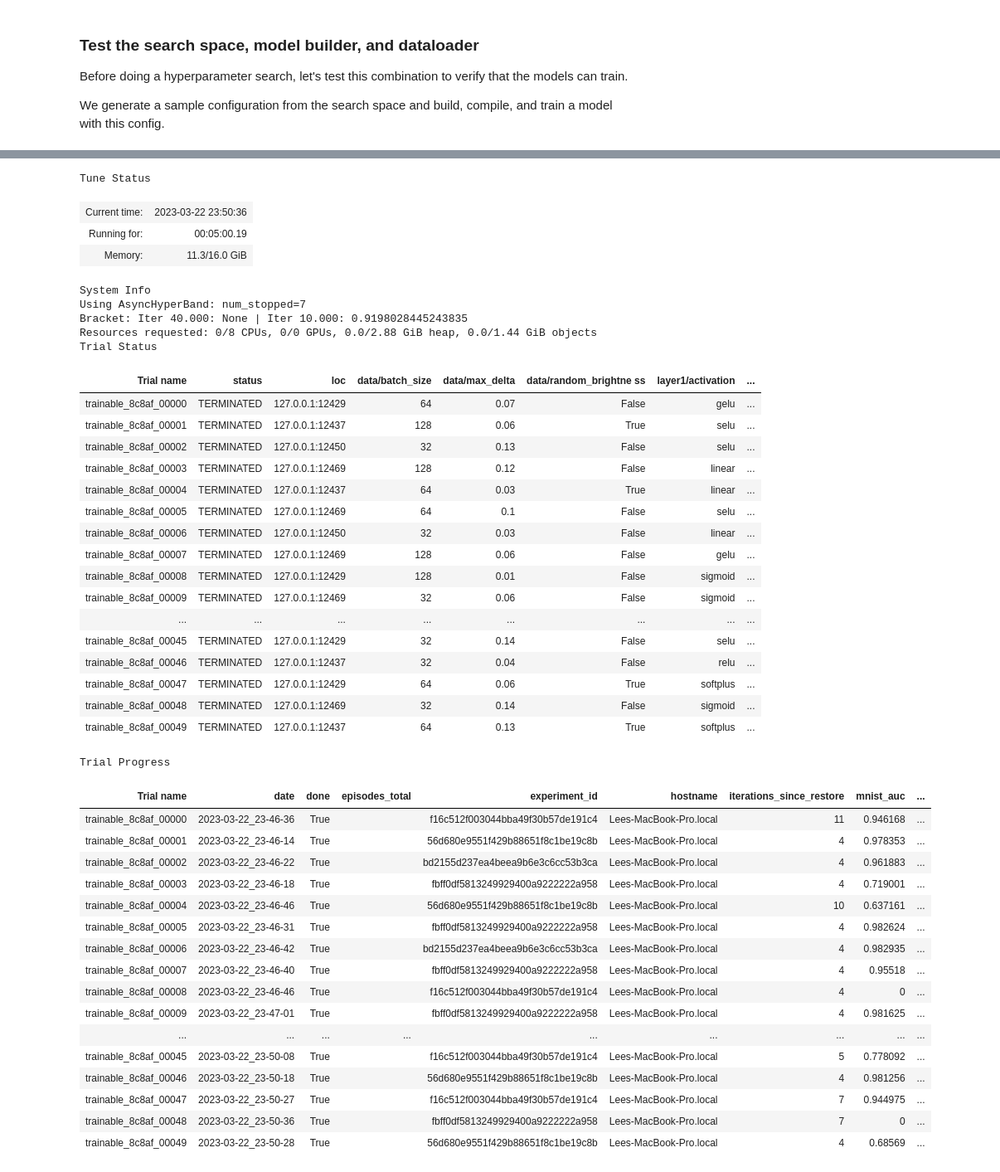
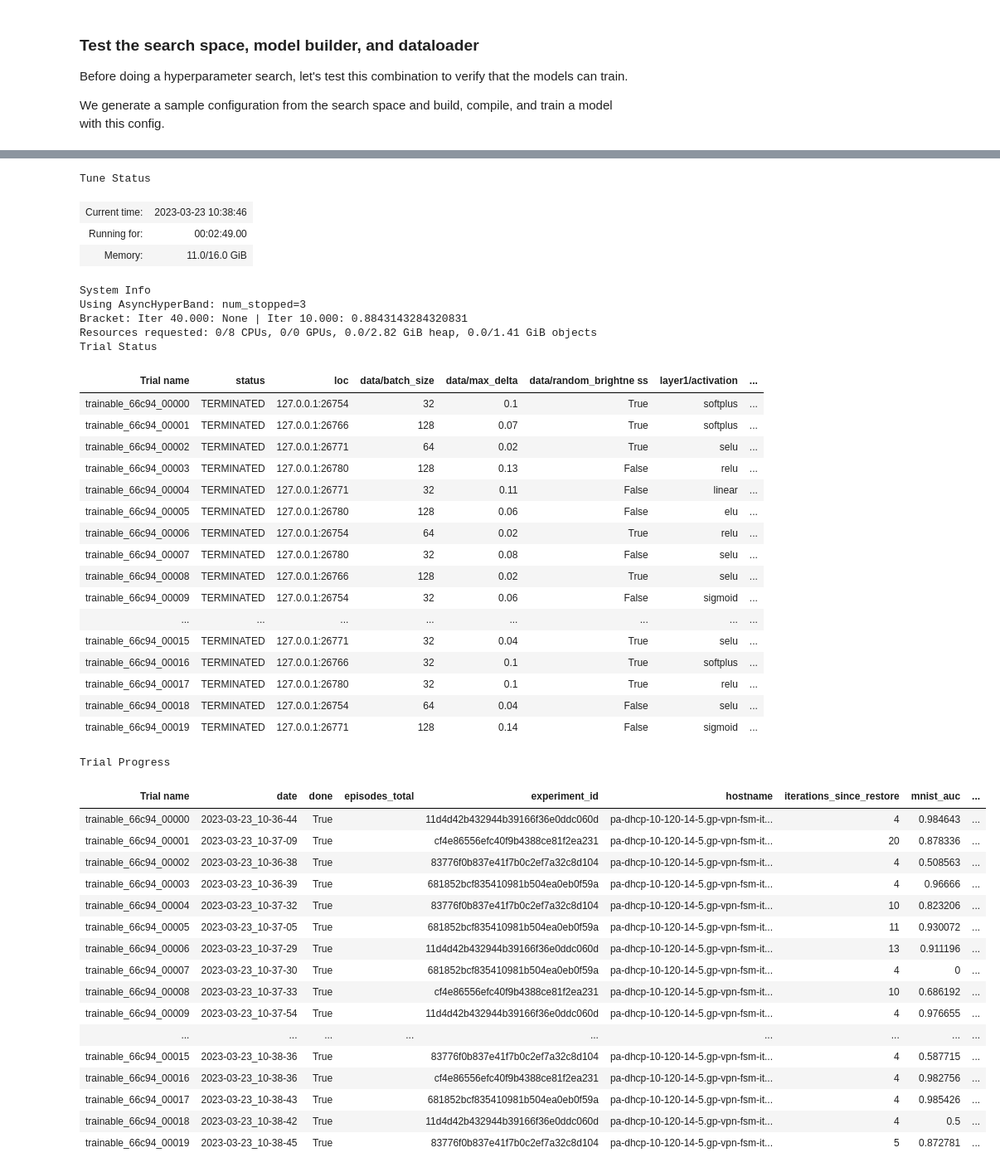
Before and after one commit to PathologyDataScience/glimr, a Jupyter notebook: examples/mnist_example.ipynb, the cells around one changed output, grey strips where cells are left out. Shown: that part at 83% size. Saved outputs shown, nothing was run; the diff lists cells and outputs as text; code cells hidden in the pictures.

```diff
--- a/examples/mnist_example.ipynb
+++ b/examples/mnist_example.ipynb
@@ -374,65 +369,63 @@ By default if a reporter is not set, Ray Tune will display a dynamic table of on
 # %%
 import contextlib
 from glimr.search import Search
 import os
 import tempfile
 
 # Initialize a Search instance with the search space, model builder, and
 # data loader. The name of the metric and indicate to Ray how to measure
 # model performance, and are provided in format task_metric. This is the
 # convention when building models using glimr.keras.keras_metrics.
 tuner = Search(space, builder, dataloader, "mnist_auc")
 
 # make a temporary directory to store outputs - cleanup at end
 temp_dir = tempfile.TemporaryDirectory()
 
-# run an experiment with 50 trials using default settings
+# run trials using default settings
 with contextlib.redirect_stderr(open(os.devnull, "w")):
-    results = tuner.experiment(local_dir=temp_dir.name,
-                               name="default",
-                               num_samples=50)
+    results = tuner.experiment(local_dir=temp_dir.name, name="default", num_samples=20)
 # %% [output]
 Tune Status
-| Current time: | 2023-03-22 23:50:36 |
-| Running for: | 00:05:00.19 |
-| Memory: | 11.3/16.0 GiB |
+| Current time: | 2023-03-23 10:38:46 |
+| Running for: | 00:02:49.00 |
+| Memory: | 11.0/16.0 GiB |
 System Info
-Using AsyncHyperBand: num_stopped=7
-Bracket: Iter 40.000: None | Iter 10.000: 0.9198028445243835
-Resources requested: 0/8 CPUs, 0/0 GPUs, 0.0/2.88 GiB heap, 0.0/1.44 GiB objects
+Using AsyncHyperBand: num_stopped=3
+Bracket: Iter 40.000: None | Iter 10.000: 0.8843143284320831
+Resources requested: 0/8 CPUs, 0/0 GPUs, 0.0/2.82 GiB heap, 0.0/1.41 GiB objects
 Trial Status
 | Trial name | status | loc | data/batch_size | data/max_delta | data/random_brightne ss | layer1/activation | ... |
-| trainable_8c8af_00000 | TERMINATED | 127.0.0.1:12429 | 64 | 0.07 | False | gelu | ... |
-| trainable_8c8af_00001 | TERMINATED | 127.0.0.1:12437 | 128 | 0.06 | True | selu | ... |
-| trainable_8c8af_00002 | TERMINATED | 127.0.0.1:12450 | 32 | 0.13 | False | selu | ... |
-| trainable_8c8af_00003 | TERMINATED | 127.0.0.1:12469 | 128 | 0.12 | False | linear | ... |
-| trainable_8c8af_00004 | TERMINATED | 127.0.0.1:12437 | 64 | 0.03 | True | linear | ... |
-| trainable_8c8af_00005 | TERMINATED | 127.0.0.1:12469 | 64 | 0.1 | False | selu | ... |
-| trainable_8c8af_00006 | TERMINATED | 127.0.0.1:12450 | 32 | 0.03 | False | linear | ... |
-| trainable_8c8af_00007 | TERMINATED | 127.0.0.1:12469 | 128 | 0.06 | False | gelu | ... |
-| trainable_8c8af_00008 | TERMINATED | 127.0.0.1:12429 | 128 | 0.01 | False | sigmoid | ... |
-| trainable_8c8af_00009 | TERMINATED | 127.0.0.1:12469 | 32 | 0.06 | False | sigmoid | ... |
+| trainable_66c94_00000 | TERMINATED | 127.0.0.1:26754 | 32 | 0.1 | True | softplus | ... |
+| trainable_66c94_00001 | TERMINATED | 127.0.0.1:26766 | 128 | 0.07 | True | softplus | ... |
+| trainable_66c94_00002 | TERMINATED | 127.0.0.1:26771 | 64 | 0.02 | True | selu | ... |
+| trainable_66c94_00003 | TERMINATED | 127.0.0.1:26780 | 128 | 0.13 | False | relu | ... |
+| trainable_66c94_00004 | TERMINATED | 127.0.0.1:26771 | 32 | 0.11 | False | linear | ... |
+| trainable_66c94_00005 | TERMINATED | 127.0.0.1:26780 | 128 | 0.06 | False | elu | ... |
+| trainable_66c94_00006 | TERMINATED | 127.0.0.1:26754 | 64 | 0.02 | True | relu | ... |
+| trainable_66c94_00007 | TERMINATED | 127.0.0.1:26780 | 32 | 0.08 | False | selu | ... |
+| trainable_66c94_00008 | TERMINATED | 127.0.0.1:26766 | 128 | 0.02 | True | selu | ... |
+| trainable_66c94_00009 | TERMINATED | 127.0.0.1:26754 | 32 | 0.06 | False | sigmoid | ... |
 | ... | ... | ... | ... | ... | ... | ... | ... |
-| trainable_8c8af_00045 | TERMINATED | 127.0.0.1:12429 | 32 | 0.14 | False | selu | ... |
-| trainable_8c8af_00046 | TERMINATED | 127.0.0.1:12437 | 32 | 0.04 | False | relu | ... |
-| trainable_8c8af_00047 | TERMINATED | 127.0.0.1:12429 | 64 | 0.06 | True | softplus | ... |
-| trainable_8c8af_00048 | TERMINATED | 127.0.0.1:12469 | 32 | 0.14 | False | sigmoid | ... |
-| trainable_8c8af_00049 | TERMINATED | 127.0.0.1:12437 | 64 | 0.13 | True | softplus | ... |
+| trainable_66c94_00015 | TERMINATED | 127.0.0.1:26771 | 32 | 0.04 | True | selu | ... |
+| trainable_66c94_00016 | TERMINATED | 127.0.0.1:26766 | 32 | 0.1 | True | softplus | ... |
+| trainable_66c94_00017 | TERMINATED | 127.0.0.1:26780 | 32 | 0.1 | True | relu | ... |
+| trainable_66c94_00018 | TERMINATED | 127.0.0.1:26754 | 64 | 0.04 | False | selu | ... |
+| trainable_66c94_00019 | TERMINATED | 127.0.0.1:26771 | 128 | 0.14 | False | sigmoid | ... |
 Trial Progress
 | Trial name | date | done | episodes_total | experiment_id | hostname | iterations_since_restore | mnist_auc | ... |
-| trainable_8c8af_00000 | 2023-03-22_23-46-36 | True |  | f16c512f003044bba49f30b57de191c4 | Lees-MacBook-Pro.local | 11 | 0.946168 | ... |
-| trainable_8c8af_00001 | 2023-03-22_23-46-14 | True |  | 56d680e9551f429b88651f8c1be19c8b | Lees-MacBook-Pro.local | 4 | 0.978353 | ... |
-| trainable_8c8af_00002 | 2023-03-22_23-46-22 | True |  | bd2155d237ea4beea9b6e3c6cc53b3ca | Lees-MacBook-Pro.local | 4 | 0.961883 | ... |
-| trainable_8c8af_00003 | 2023-03-22_23-46-18 | True |  | fbff0df5813249929400a9222222a958 | Lees-MacBook-Pro.local | 4 | 0.719001 | ... |
-| trainable_8c8af_00004 | 2023-03-22_23-46-46 | True |  | 56d680e9551f429b88651f8c1be19c8b | Lees-MacBook-Pro.local | 10 | 0.637161 | ... |
-| trainable_8c8af_00005 | 2023-03-22_23-46-31 | True |  | fbff0df5813249929400a9222222a958 | Lees-MacBook-Pro.local | 4 | 0.982624 | ... |
-| trainable_8c8af_00006 | 2023-03-22_23-46-42 | True |  | bd2155d237ea4beea9b6e3c6cc53b3ca | Lees-MacBook-Pro.local | 4 | 0.982935 | ... |
-| trainable_8c8af_00007 | 2023-03-22_23-46-40 | True |  | fbff0df5813249929400a9222222a958 | Lees-MacBook-Pro.local | 4 | 0.95518 | ... |
-| trainable_8c8af_00008 | 2023-03-22_23-46-46 | True |  | f16c512f003044bba49f30b57de191c4 | Lees-MacBook-Pro.local | 4 | 0 | ... |
-| trainable_8c8af_00009 | 2023-03-22_23-47-01 | True |  | fbff0df5813249929400a9222222a958 | Lees-MacBook-Pro.local | 4 | 0.981625 | ... |
+| trainable_66c94_00000 | 2023-03-23_10-36-44 | True |  | 11d4d42b432944b39166f36e0ddc060d | pa-dhcp-10-120-14-5.gp-vpn-fsm-it... | 4 | 0.984643 | ... |
+| trainable_66c94_00001 | 2023-03-23_10-37-09 | True |  | cf4e86556efc40f9b4388ce81f2ea231 | pa-dhcp-10-120-14-5.gp-vpn-fsm-it... | 20 | 0.878336 | ... |
+| trainable_66c94_00002 | 2023-03-23_10-36-38 | True |  | 83776f0b837e41f7b0c2ef7a32c8d104 | pa-dhcp-10-120-14-5.gp-vpn-fsm-it... | 4 | 0.508563 | ... |
+| trainable_66c94_00003 | 2023-03-23_10-36-39 | True |  | 681852bcf835410981b504ea0eb0f59a | pa-dhcp-10-120-14-5.gp-vpn-fsm-it... | 4 | 0.96666 | ... |
+| trainable_66c94_00004 | 2023-03-23_10-37-32 | True |  | 83776f0b837e41f7b0c2ef7a32c8d104 | pa-dhcp-10-120-14-5.gp-vpn-fsm-it... | 10 | 0.823206 | ... |
+| trainable_66c94_00005 | 2023-03-23_10-37-05 | True |  | 681852bcf835410981b504ea0eb0f59a | pa-dhcp-10-120-14-5.gp-vpn-fsm-it... | 11 | 0.930072 | ... |
+| trainable_66c94_00006 | 2023-03-23_10-37-29 | True |  | 11d4d42b432944b39166f36e0ddc060d | pa-dhcp-10-120-14-5.gp-vpn-fsm-it... | 13 | 0.911196 | ... |
+| trainable_66c94_00007 | 2023-03-23_10-37-30 | True |  | 681852bcf835410981b504ea0eb0f59a | pa-dhcp-10-120-14-5.gp-vpn-fsm-it... | 4 | 0 | ... |
+| trainable_66c94_00008 | 2023-03-23_10-37-33 | True |  | cf4e86556efc40f9b4388ce81f2ea231 | pa-dhcp-10-120-14-5.gp-vpn-fsm-it... | 10 | 0.686192 | ... |
+| trainable_66c94_00009 | 2023-03-23_10-37-54 | True |  | 11d4d42b432944b39166f36e0ddc060d | pa-dhcp-10-120-14-5.gp-vpn-fsm-it... | 4 | 0.976655 | ... |
 | ... | ... | ... | ... | ... | ... | ... | ... | ... |
-| trainable_8c8af_00045 | 2023-03-22_23-50-08 | True |  | f16c512f003044bba49f30b57de191c4 | Lees-MacBook-Pro.local | 5 | 0.778092 | ... |
-| trainable_8c8af_00046 | 2023-03-22_23-50-18 | True |  | 56d680e9551f429b88651f8c1be19c8b | Lees-MacBook-Pro.local | 4 | 0.981256 | ... |
-| trainable_8c8af_00047 | 2023-03-22_23-50-27 | True |  | f16c512f003044bba49f30b57de191c4 | Lees-MacBook-Pro.local | 7 | 0.944975 | ... |
-| trainable_8c8af_00048 | 2023-03-22_23-50-36 | True |  | fbff0df5813249929400a9222222a958 | Lees-MacBook-Pro.local | 7 | 0 | ... |
-| trainable_8c8af_00049 | 2023-03-22_23-50-28 | True |  | 56d680e9551f429b88651f8c1be19c8b | Lees-MacBook-Pro.local | 4 | 0.68569 | ... |
+| trainable_66c94_00015 | 2023-03-23_10-38-36 | True |  | 83776f0b837e41f7b0c2ef7a32c8d104 | pa-dhcp-10-120-14-5.gp-vpn-fsm-it... | 4 | 0.587715 | ... |
+| trainable_66c94_00016 | 2023-03-23_10-38-36 | True |  | cf4e86556efc40f9b4388ce81f2ea231 | pa-dhcp-10-120-14-5.gp-vpn-fsm-it... | 4 | 0.982756 | ... |
+| trainable_66c94_00017 | 2023-03-23_10-38-43 | True |  | 681852bcf835410981b504ea0eb0f59a | pa-dhcp-10-120-14-5.gp-vpn-fsm-it... | 4 | 0.985426 | ... |
+| trainable_66c94_00018 | 2023-03-23_10-38-42 | True |  | 11d4d42b432944b39166f36e0ddc060d | pa-dhcp-10-120-14-5.gp-vpn-fsm-it... | 4 | 0.5 | ... |
+| trainable_66c94_00019 | 2023-03-23_10-38-45 | True |  | 83776f0b837e41f7b0c2ef7a32c8d104 | pa-dhcp-10-120-14-5.gp-vpn-fsm-it... | 5 | 0.872781 | ... |
```
Also changed, not shown: parts of 34 cells of this notebook.
